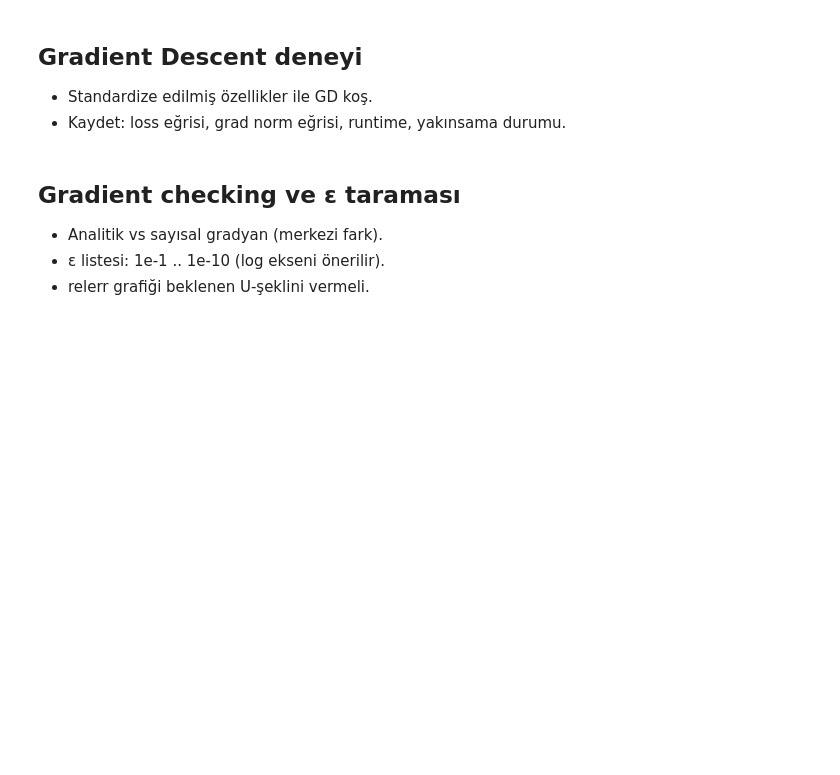
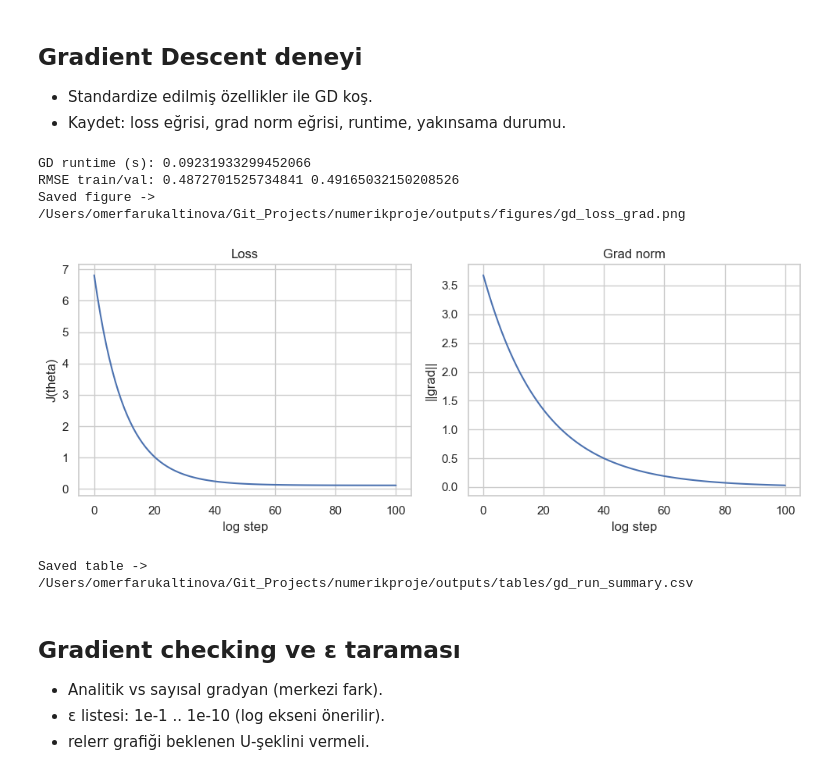
Before and after one commit to omeraltinova/numerikproje, a Jupyter notebook: notebooks/01_experiments.ipynb, the cells around one changed output. Cells and saved outputs as stored; diff of their text form; code cells hidden in the pictures; blank space fills up the shorter version.

```diff
--- a/notebooks/01_experiments.ipynb
+++ b/notebooks/01_experiments.ipynb
@@ -347,7 +464,7 @@ print("Saved versions ->", versions_path)
 - Standardize edilmiş özellikler ile GD koş.
 - Kaydet: loss eğrisi, grad norm eğrisi, runtime, yakınsama durumu.
 # %%
-# TODO: GD hiperparametre seçimi (alpha, max_iter, tol)
+
 alpha = 1e-3
 max_iter = 5000
 tol = 1e-6
@@ -357,35 +474,55 @@ X_train, X_val, y_train, y_val = train_val_split(X, y, val_ratio=0.2, seed=123)
 X_train_std, X_val_std, mean, std = standardize(X_train, X_val)
 
 with elapsed_timer() as t:
     theta_gd, history = gradient_descent(
-        X_train_std, y_train,
+        X_train_std,
+        y_train,
         alpha=alpha,
         max_iter=max_iter,
         tol=tol,
         log_every=50,
     )
 gd_time = t()
 
 y_pred_train = X_train_std @ theta_gd
 y_pred_val = X_val_std @ theta_gd
 
 print("GD runtime (s):", gd_time)
 print("RMSE train/val:", rmse(y_train, y_pred_train), rmse(y_val, y_pred_val))
 
 # Loss ve grad norm eğrileri
 fig, ax = plt.subplots(1, 2, figsize=(10, 4))
 ax[0].plot(history["losses"])
 ax[0].set_title("Loss")
 ax[0].set_xlabel("log step")
 ax[0].set_ylabel("J(theta)")
 
 ax[1].plot(history["grad_norms"])
 ax[1].set_title("Grad norm")
 ax[1].set_xlabel("log step")
 ax[1].set_ylabel("||grad||")
 
-fig.tight_layout()
+save_fig(fig, "gd_loss_grad")
 plt.show()
+
+summary = pd.DataFrame([
+    {
+        "alpha": alpha,
+        "max_iter": max_iter,
+        "tol": tol,
+        "runtime": gd_time,
+        "rmse_train": rmse(y_train, y_pred_train),
+        "rmse_val": rmse(y_val, y_pred_val),
+        "logged_steps": len(history["losses"]),
+    }
+])
+save_table(summary, "gd_run_summary")
+# %% [output]
+GD runtime (s): 0.09231933299452066
+RMSE train/val: 0.4872701525734841 0.49165032150208526
+Saved figure -> /Users/omerfarukaltinova/Git_Projects/numerikproje/outputs/figures/gd_loss_grad.png
+[figure, added]
+Saved table -> /Users/omerfarukaltinova/Git_Projects/numerikproje/outputs/tables/gd_run_summary.csv
 # %% [markdown]
 ## Gradient checking ve ε taraması
 - Analitik vs sayısal gradyan (merkezi fark).
```
Also changed, not shown: parts of 11 cells of this notebook, 10 other files.
